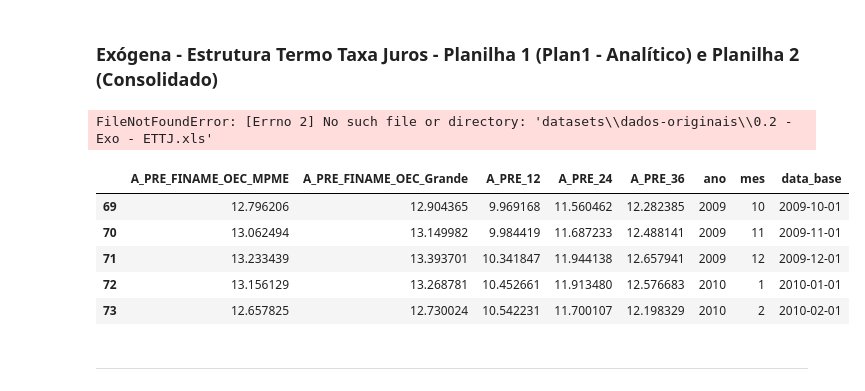
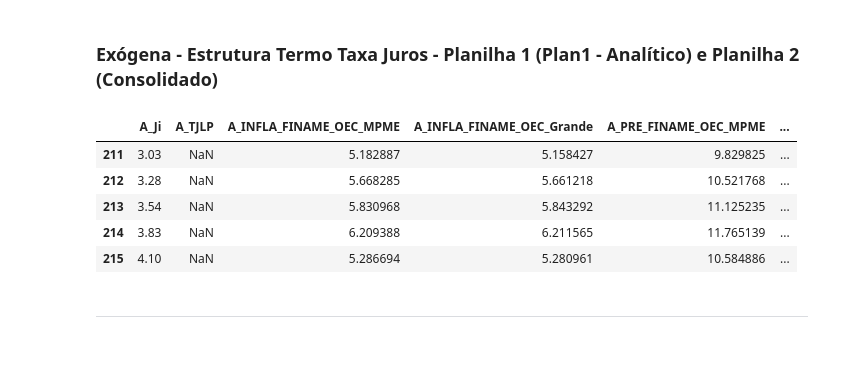
Before and after one commit to gdutramartins/forecast-desembolso, a Jupyter notebook: carregamento-series.ipynb, the cells around one changed output. Saved outputs shown, nothing was run; the diff lists cells and outputs as text; code cells hidden in the pictures; blank space fills up the shorter version.

```diff
--- a/carregamento-series.ipynb
+++ b/carregamento-series.ipynb
@@ -73,14 +72,3 @@ df_indice_atv_economica.head()
 ---
 # %% [markdown]
 ### Exógena - Estrutura Termo Taxa Juros - Planilha 1 (Plan1 - Analítico) e Planilha 2 (Consolidado)
-# %%
-# ETTJ-Plan2
-df_ettj_plan2 = pd.read_excel(ARQUIVO_ESTRUTURA_TERMO_TX_JUROS, 'Plan2')
-df_ettj_plan2 = df_ettj_plan2[['A_DI_12','A_DI_24','A_DI_36', 'A_DI_60', 'A_DI_120', 'Ano', 'Mês']]
-df_ettj_plan2.rename(columns={'Ano': 'ano', 'Mês': 'mes'}, inplace=True)
-df_ettj_plan2 = df_ettj_plan2.dropna()
-df_ettj_plan2 = df_ettj_plan2.astype({'mes': int, 'ano': int})
-df_ettj_plan2['data_base'] = df_ettj_plan2.ano.map(str) + '-' + df_ettj_plan2.mes.map("{:02}".format) + '-01'
-df_ettj_plan2 = df_ettj_plan2[(df_ettj_plan2.data_base >= '2009-10-01') & (df_ettj_plan2.data_base < DATA_CORRENTE)]
-# %% [output]
-FileNotFoundError: [Errno 2] No such file or directory: 'datasets\\dados-originais\\0.2 - Exo - ETTJ.xls'
@@ -95,20 +75,20 @@ df_ettj_plan1 = df_ettj_plan1[(df_ettj_plan1.data_base >= '2009-10-01') & (df_et
 # %%
 # ParamETTJ
 df_param_ettj = pd.read_excel(ARQUIVO_PARAMETROS_ESTRUTURA_TERMO_TX_JUROS)
-df_param_ettj = df_param_ettj[['A_PRE_FINAME_OEC_MPME','A_PRE_FINAME_OEC_Grande','A_PRE_12','A_PRE_24', 'A_PRE_36', 'Ano', 'Mês']]
+df_param_ettj = df_param_ettj[['A_Ji','A_TJLP','A_INFLA_FINAME_OEC_MPME','A_INFLA_FINAME_OEC_Grande','A_PRE_FINAME_OEC_MPME','A_PRE_FINAME_OEC_Grande','A_PRE_12','A_PRE_24', 'A_PRE_36', 'A_PRE_60', 'Ano', 'Mês']]
 df_param_ettj.rename(columns={'Ano': 'ano', 'Mês': 'mes'}, inplace=True)
 df_param_ettj = df_param_ettj.astype({'mes': int, 'ano': int})
 df_param_ettj['data_base'] = df_param_ettj.ano.map(str) + '-' + df_param_ettj.mes.map("{:02}".format) + '-01'
 df_param_ettj = df_param_ettj[(df_param_ettj.data_base >= '2009-10-01') & (df_param_ettj.data_base < DATA_CORRENTE)]
 # %%
-df_param_ettj.head()
+df_param_ettj.tail()
 # %% [output]
-|  | A_PRE_FINAME_OEC_MPME | A_PRE_FINAME_OEC_Grande | A_PRE_12 | A_PRE_24 | A_PRE_36 | ano | mes | data_base |
-| 69 | 12.796206 | 12.904365 | 9.969168 | 11.560462 | 12.282385 | 2009 | 10 | 2009-10-01 |
-| 70 | 13.062494 | 13.149982 | 9.984419 | 11.687233 | 12.488141 | 2009 | 11 | 2009-11-01 |
-| 71 | 13.233439 | 13.393701 | 10.341847 | 11.944138 | 12.657941 | 2009 | 12 | 2009-12-01 |
-| 72 | 13.156129 | 13.268781 | 10.452661 | 11.913480 | 12.576683 | 2010 | 1 | 2010-01-01 |
-| 73 | 12.657825 | 12.730024 | 10.542231 | 11.700107 | 12.198329 | 2010 | 2 | 2010-02-01 |
+|  | A_Ji | A_TJLP | A_INFLA_FINAME_OEC_MPME | A_INFLA_FINAME_OEC_Grande | A_PRE_FINAME_OEC_MPME | ... |
+| 211 | 3.03 | NaN | 5.182887 | 5.158427 | 9.829825 | ... |
+| 212 | 3.28 | NaN | 5.668285 | 5.661218 | 10.521768 | ... |
+| 213 | 3.54 | NaN | 5.830968 | 5.843292 | 11.125235 | ... |
+| 214 | 3.83 | NaN | 6.209388 | 6.211565 | 11.765139 | ... |
+| 215 | 4.10 | NaN | 5.286694 | 5.280961 | 10.584886 | ... |
 # %% [markdown]
 ---
 # %% [markdown]
```
Also changed, not shown: parts of 10 cells of this notebook, 2 other files.
